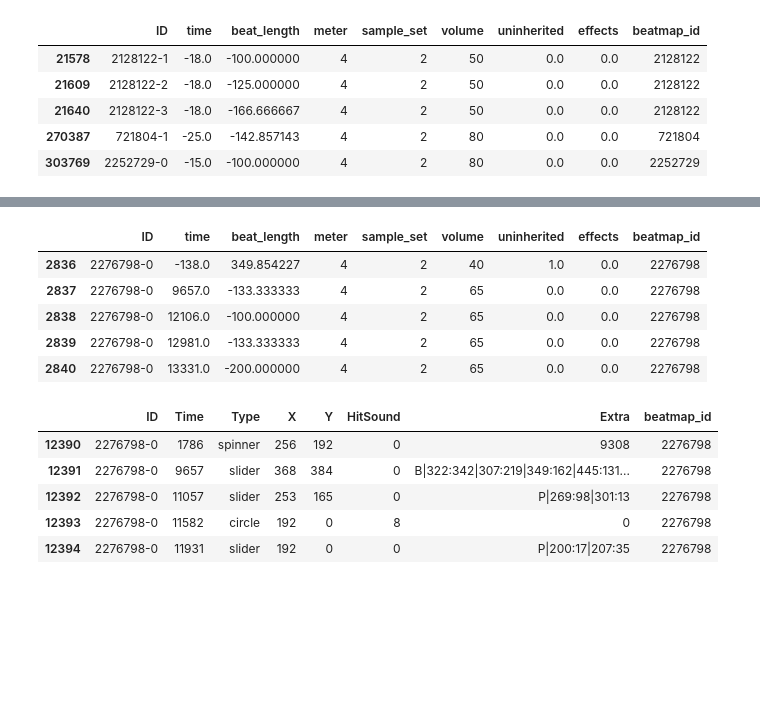
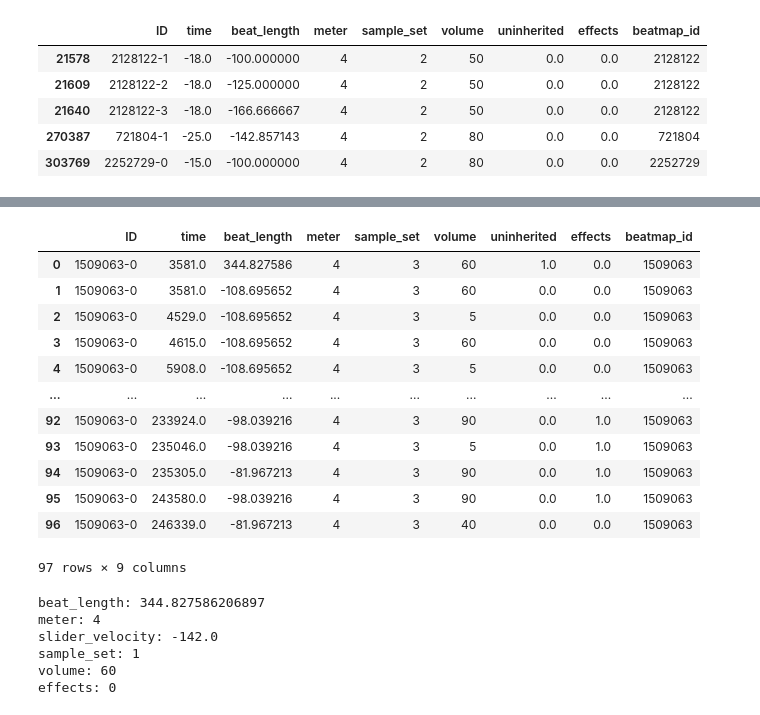
Before and after one commit to saliherdemk/osu-dataset-generator, a Jupyter notebook: notebooks/format_dataset.ipynb, the cells around one changed output, grey strips where cells are left out. Drawn from its saved outputs; the diff is of its cells as text; code cells hidden in the pictures; blank space fills up the shorter version.

```diff
--- a/notebooks/format_dataset.ipynb
+++ b/notebooks/format_dataset.ipynb
@@ -63,9 +79,17 @@ a[a["time"] < 0].head()
 # %%
-time_points_df[time_points_df["ID"] == "2276798-0"].head()
+example_time_points = time_points_df[time_points_df["ID"] == "1509063-0"]
+example_time_points
 # %% [output]
 |  | ID | time | beat_length | meter | sample_set | volume | uninherited | effects | beatmap_id |
-| 2836 | 2276798-0 | -138.0 | 349.854227 | 4 | 2 | 40 | 1.0 | 0.0 | 2276798 |
-| 2837 | 2276798-0 | 9657.0 | -133.333333 | 4 | 2 | 65 | 0.0 | 0.0 | 2276798 |
-| 2838 | 2276798-0 | 12106.0 | -100.000000 | 4 | 2 | 65 | 0.0 | 0.0 | 2276798 |
-| 2839 | 2276798-0 | 12981.0 | -133.333333 | 4 | 2 | 65 | 0.0 | 0.0 | 2276798 |
-| 2840 | 2276798-0 | 13331.0 | -200.000000 | 4 | 2 | 65 | 0.0 | 0.0 | 2276798 |
+| 0 | 1509063-0 | 3581.0 | 344.827586 | 4 | 3 | 60 | 1.0 | 0.0 | 1509063 |
+| 1 | 1509063-0 | 3581.0 | -108.695652 | 4 | 3 | 60 | 0.0 | 0.0 | 1509063 |
+| 2 | 1509063-0 | 4529.0 | -108.695652 | 4 | 3 | 5 | 0.0 | 0.0 | 1509063 |
+| 3 | 1509063-0 | 4615.0 | -108.695652 | 4 | 3 | 60 | 0.0 | 0.0 | 1509063 |
+| 4 | 1509063-0 | 5908.0 | -108.695652 | 4 | 3 | 5 | 0.0 | 0.0 | 1509063 |
+| ... | ... | ... | ... | ... | ... | ... | ... | ... | ... |
+| 92 | 1509063-0 | 233924.0 | -98.039216 | 4 | 3 | 90 | 0.0 | 1.0 | 1509063 |
+| 93 | 1509063-0 | 235046.0 | -98.039216 | 4 | 3 | 5 | 0.0 | 1.0 | 1509063 |
+| 94 | 1509063-0 | 235305.0 | -81.967213 | 4 | 3 | 90 | 0.0 | 1.0 | 1509063 |
+| 95 | 1509063-0 | 243580.0 | -98.039216 | 4 | 3 | 90 | 0.0 | 1.0 | 1509063 |
+| 96 | 1509063-0 | 246339.0 | -81.967213 | 4 | 3 | 40 | 0.0 | 0.0 | 1509063 |
+97 rows × 9 columns
@@ -72,9 +101,37 @@ time_points_df[time_points_df["ID"] == "2276798-0"].head()
 # %%
-hit_objects_df[hit_objects_df["ID"] == "2276798-0"].head()
+base_velocity = float(beatmaps_df[beatmaps_df["ID"] == "1509063-0"]["SliderMultiplier"][0])
+target_time = 3580
+
+df_filtered = example_time_points[example_time_points["time"] <= target_time]
+
+latest_uninherited = df_filtered[df_filtered["uninherited"] == 1.0]
+if not latest_uninherited.empty:
+    latest_uninherited = latest_uninherited.loc[latest_uninherited["time"].idxmax()]
+else:
+    first_uninherited = example_time_points[example_time_points["uninherited"] == 1.0]
+    latest_uninherited = first_uninherited.iloc[0]
+
+
+latest_inherited = df_filtered[df_filtered["uninherited"] == 0.0]
+latest_inherited = latest_inherited.loc[latest_inherited["time"].idxmax()] if not latest_inherited.empty else None
+
+beat_length = latest_uninherited["beat_length"]
+meter = latest_uninherited["meter"]
+slider_velocity = latest_inherited["beat_length"] if latest_inherited is not None else -100 * base_velocity
+sample_set = latest_inherited["sample_set"] if latest_inherited is not None else 1
+volume = latest_inherited["volume"] if latest_inherited is not None else 60
+effects = latest_inherited["effects"] if latest_inherited is not None else 0
+
+print("beat_length:", beat_length)
+print("meter:", meter)
+print("slider_velocity:", slider_velocity)
+print("sample_set:", sample_set)
+print("volume:", volume)
+print("effects:", effects)
 # %% [output]
-|  | ID | Time | Type | X | Y | HitSound | Extra | beatmap_id |
-| 12390 | 2276798-0 | 1786 | spinner | 256 | 192 | 0 | 9308 | 2276798 |
-| 12391 | 2276798-0 | 9657 | slider | 368 | 384 | 0 | B|322:342|307:219|349:162|445:131... | 2276798 |
-| 12392 | 2276798-0 | 11057 | slider | 253 | 165 | 0 | P|269:98|301:13 | 2276798 |
-| 12393 | 2276798-0 | 11582 | circle | 192 | 0 | 8 | 0 | 2276798 |
-| 12394 | 2276798-0 | 11931 | slider | 192 | 0 | 0 | P|200:17|207:35 | 2276798 |
+beat_length: 344.827586206897
+meter: 4
+slider_velocity: -142.0
+sample_set: 1
+volume: 60
+effects: 0
```
Also changed, not shown: parts of 5 cells of this notebook.
